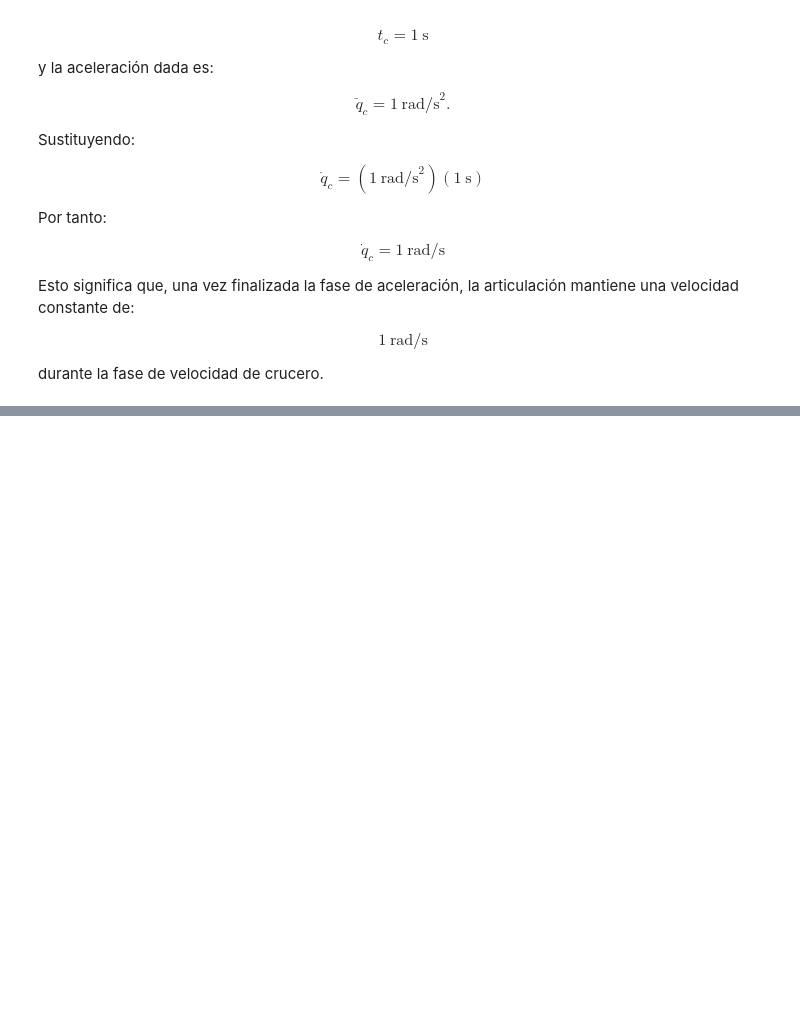
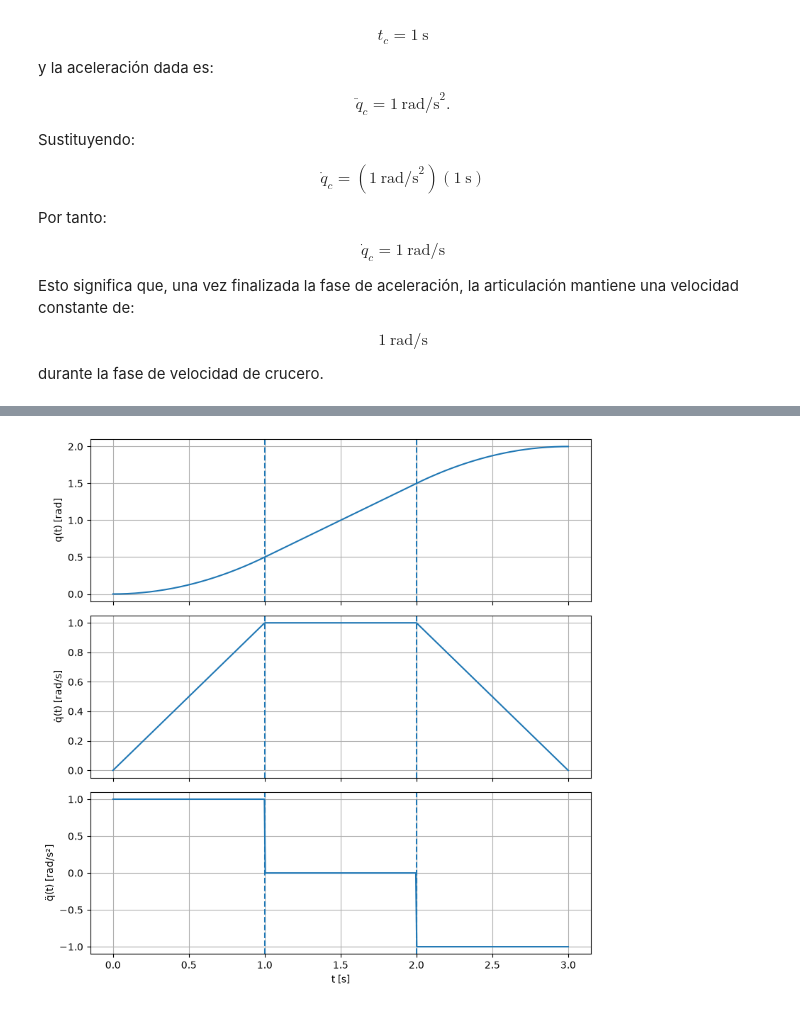
Before and after one commit to mario-nina/planificacion-UCB, a Jupyter notebook: 2-2026/IMT342/equipo/ejercicios/w09-s01-singularidades-lspb/w09-s01-lspb.ipynb, the cells around one changed output, grey strips where cells are left out. Drawn from its saved outputs; the diff is of its cells as text; code cells hidden in the pictures; blank space fills up the shorter version.

```diff
--- a/2-2026/IMT342/equipo/ejercicios/w09-s01-singularidades-lspb/w09-s01-lspb.ipynb
+++ b/2-2026/IMT342/equipo/ejercicios/w09-s01-singularidades-lspb/w09-s01-lspb.ipynb
@@ -227,0 +338,56 @@ durante la fase de velocidad de crucero.
+# %%
+import numpy as np
+import matplotlib.pyplot as plt
+
+tf = 3.0
+tc = 1.0
+qf = 2.0
+a = 1.0
+
+t = np.linspace(0, tf, 500)
+
+q = np.zeros_like(t)
+q_dot = np.zeros_like(t)
+q_ddot = np.zeros_like(t)
+
+# Fase 1: aceleración
+m1 = t <= tc
+q[m1] = 0.5 * a * t[m1]**2
+q_dot[m1] = a * t[m1]
+q_ddot[m1] = a
+
+# Fase 2: velocidad constante
+m2 = (t > tc) & (t <= tf - tc)
+q[m2] = t[m2] - 0.5
+q_dot[m2] = 1.0
+q_ddot[m2] = 0.0
+
+# Fase 3: desaceleración
+m3 = t > tf - tc
+q[m3] = qf - 0.5 * a * (tf - t[m3])**2
+q_dot[m3] = a * (tf - t[m3])
+q_ddot[m3] = -a
+
+fig, ax = plt.subplots(3, 1, figsize=(8, 8), sharex=True)
+
+ax[0].plot(t, q)
+ax[0].set_ylabel("q(t) [rad]")
+ax[0].grid()
+
+ax[1].plot(t, q_dot)
+ax[1].set_ylabel("q̇(t) [rad/s]")
+ax[1].grid()
+
+ax[2].plot(t, q_ddot)
+ax[2].set_ylabel("q̈(t) [rad/s²]")
+ax[2].set_xlabel("t [s]")
+ax[2].grid()
+
+for axy in ax:
+    axy.axvline(1, linestyle="--")
+    axy.axvline(2, linestyle="--")
+
+plt.tight_layout()
+plt.show()
+# %% [output]
+[figure, added]
```
Also changed, not shown: parts of 2 cells of this notebook.
